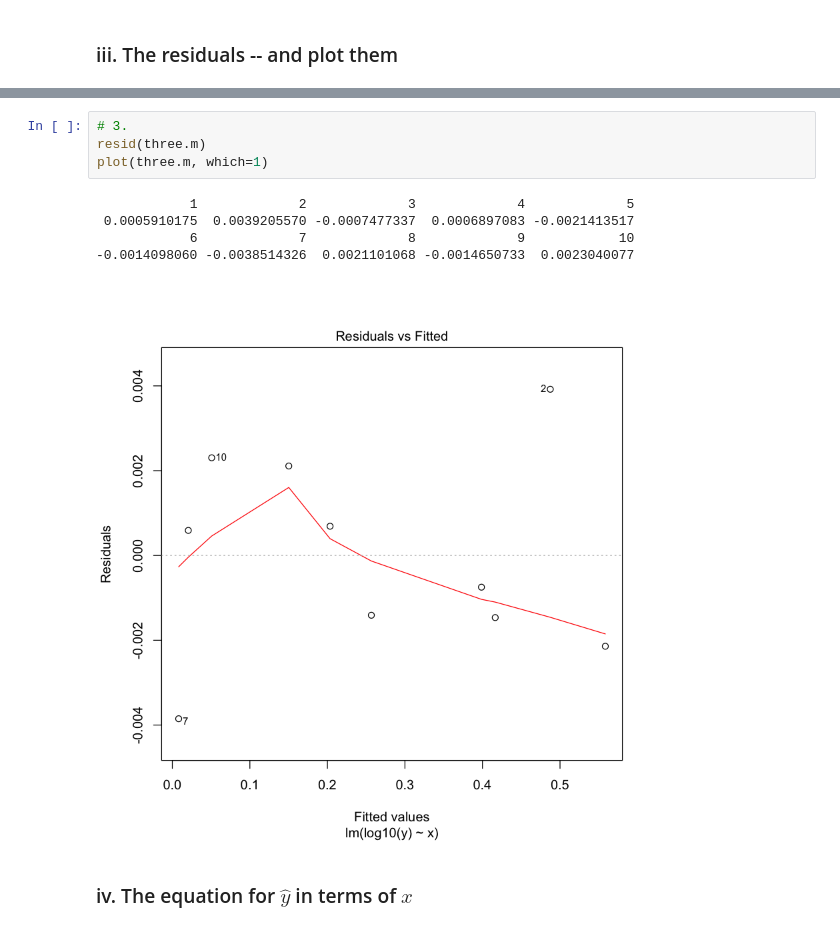
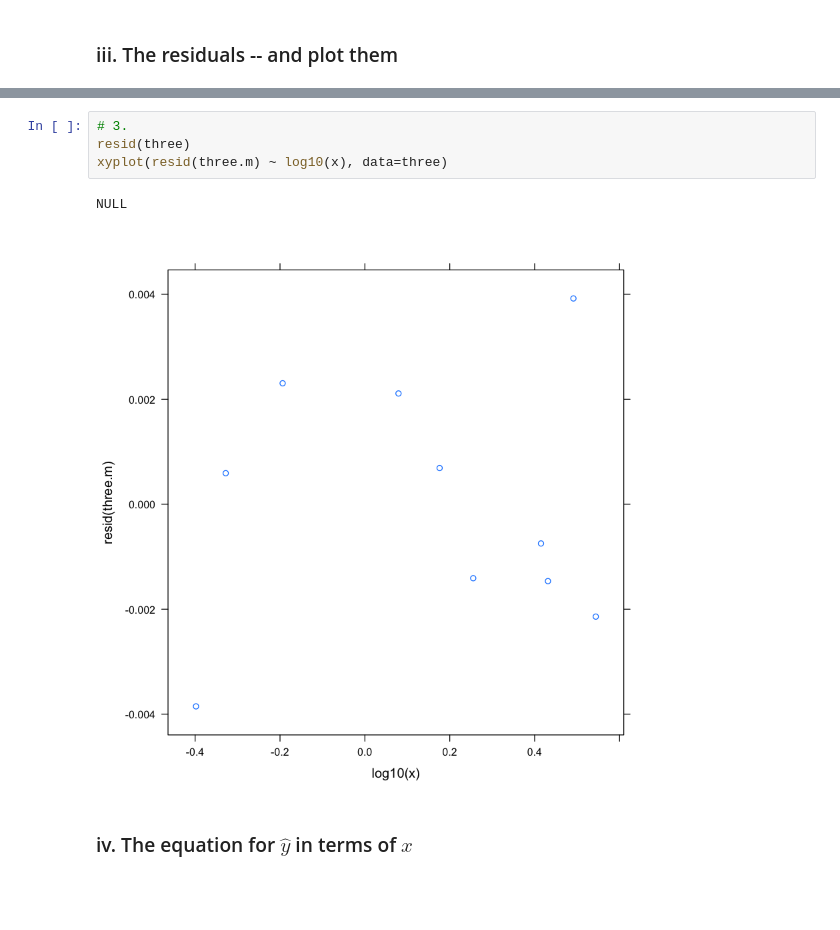
Before and after one commit to blsage/ap-stats-homeworks, a Jupyter notebook: test-2-thp.ipynb, the cells around one changed output, grey strips where cells are left out. Saved outputs shown, nothing was run; the diff lists cells and outputs as text; blank space fills up the shorter version.

```diff
--- a/test-2-thp.ipynb
+++ b/test-2-thp.ipynb
@@ -152,13 +178,10 @@ plot(two.m, which=1)
 # %%
 # 3.
-resid(three.m)
-plot(three.m, which=1)
+resid(three)
+xyplot(resid(three.m) ~ log10(x), data=three)
 # %% [output]
-            1             2             3             4             5
- 0.0005910175  0.0039205570 -0.0007477337  0.0006897083 -0.0021413517
-            6             7             8             9            10
--0.0014098060 -0.0038514326  0.0021101068 -0.0014650733  0.0023040077
+NULL
-[figure, old version]
+[figure, new version]
 # %% [markdown]
 ### iv. The equation for $\hat y$ in terms of $x$
 # %%
```
Also changed, not shown: parts of 3 cells of this notebook, 1 other file.
